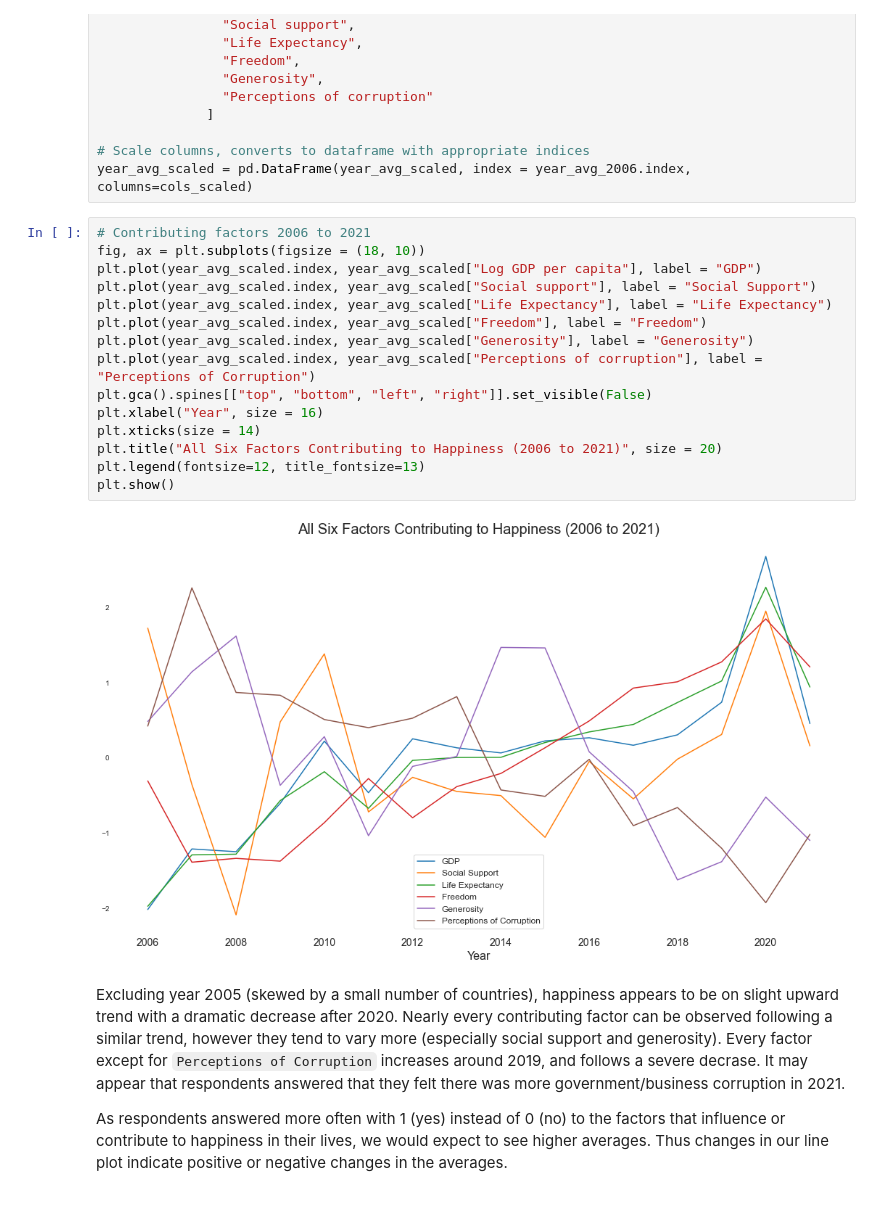
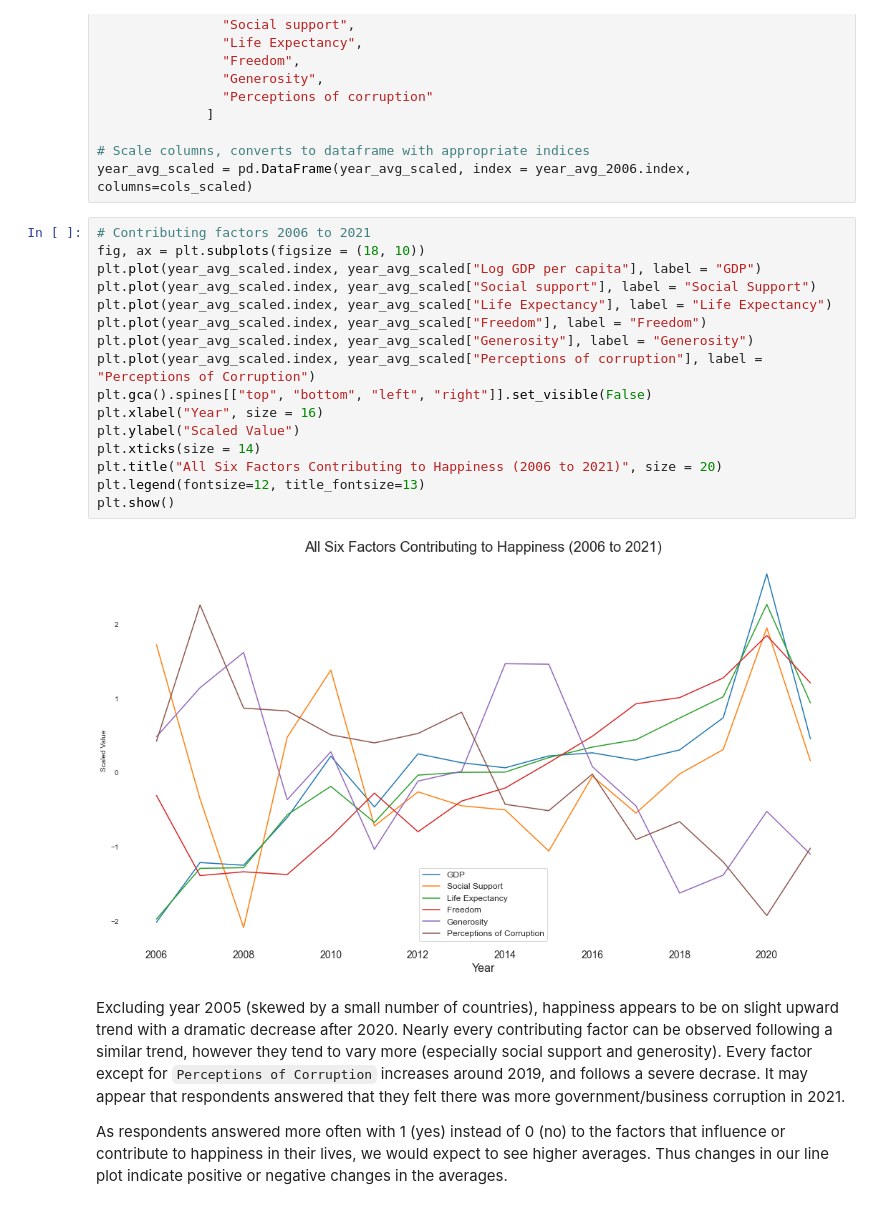
Before and after one commit to paul-trood/Portfolio-World_Happiness_Report, a Jupyter notebook: world_happiness.ipynb, the cells around one changed output. Drawn from its saved outputs; the diff is of its cells as text.

```diff
--- a/world_happiness.ipynb
+++ b/world_happiness.ipynb
@@ -1046,20 +1046,21 @@ year_avg_scaled = pd.DataFrame(year_avg_scaled, index = year_avg_2006.index, col
 # %%
 # Contributing factors 2006 to 2021
 fig, ax = plt.subplots(figsize = (18, 10))
 plt.plot(year_avg_scaled.index, year_avg_scaled["Log GDP per capita"], label = "GDP")
 plt.plot(year_avg_scaled.index, year_avg_scaled["Social support"], label = "Social Support")
 plt.plot(year_avg_scaled.index, year_avg_scaled["Life Expectancy"], label = "Life Expectancy")
 plt.plot(year_avg_scaled.index, year_avg_scaled["Freedom"], label = "Freedom")
 plt.plot(year_avg_scaled.index, year_avg_scaled["Generosity"], label = "Generosity")
 plt.plot(year_avg_scaled.index, year_avg_scaled["Perceptions of corruption"], label = "Perceptions of Corruption")
 plt.gca().spines[["top", "bottom", "left", "right"]].set_visible(False)
 plt.xlabel("Year", size = 16)
+plt.ylabel("Scaled Value")
 plt.xticks(size = 14)
 plt.title("All Six Factors Contributing to Happiness (2006 to 2021)", size = 20)
 plt.legend(fontsize=12, title_fontsize=13)
 plt.show()
 # %% [output]
-[figure, old version]
+[figure, new version]
 # %% [markdown]
 Excluding year 2005 (skewed by a small number of countries), happiness appears to be on slight upward trend with a dramatic decrease after 2020.
 Nearly every contributing factor can be observed following a similar trend, however they tend to vary more (especially social support and generosity).
```
Also changed, not shown: parts of 7 cells of this notebook.
